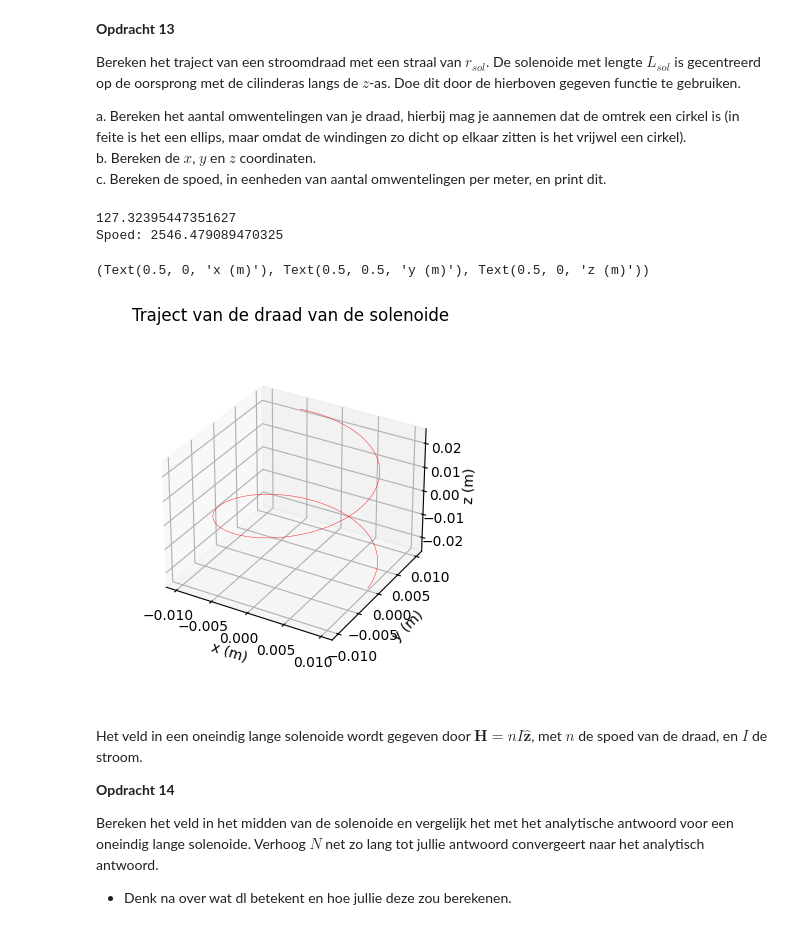
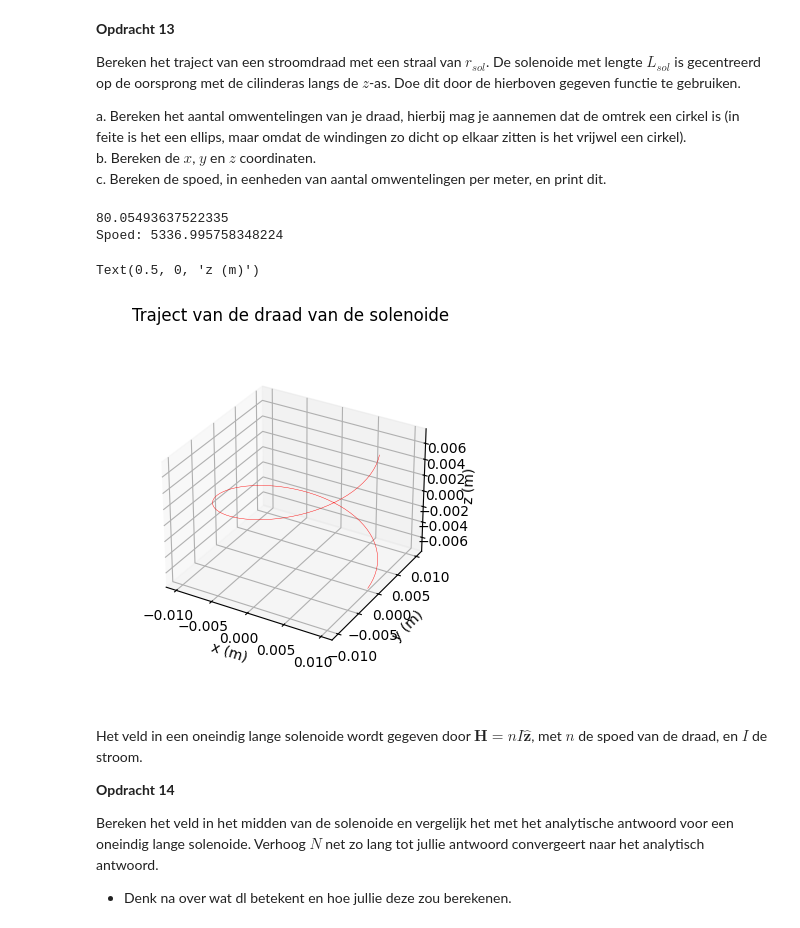
Before and after one commit to SebasvandenAkker/opdrachten-DEF-D, a Jupyter notebook: 2KrachtactuatorOpdracht/2KrachtactuatorOpdracht/KrachtactuatorOpdracht.ipynb, the cells around one changed output. Saved outputs shown, nothing was run; the diff lists cells and outputs as text; code cells hidden in the pictures.

```diff
--- a/2KrachtactuatorOpdracht/2KrachtactuatorOpdracht/KrachtactuatorOpdracht.ipynb
+++ b/2KrachtactuatorOpdracht/2KrachtactuatorOpdracht/KrachtactuatorOpdracht.ipynb
@@ -277,36 +277,36 @@ a. Bereken het aantal omwentelingen van je draad, hierbij mag je aannemen dat de
 b. Bereken de $x$, $y$ en $z$ coordinaten.\
 c. Bereken de spoed, in eenheden van aantal omwentelingen per meter, en print dit.
 # %%
-l_draad = 8 #m
+l_draad = 5.03 #m
 r_sol = 0.01 #m
-L_sol = 0.05 #m
-N = 127 # Aantal wikkeling
+L_sol = 0.015 #m
+N = 80 # Aantal wikkeling
 
 #a
 aantal_omwentelingen = l_draad / (2 * np.pi * r_sol)
 print(aantal_omwentelingen)
 
 #b
-t = np.linspace(0, 1, N)
-x = r_sol * np.cos(2 * np.pi * aantal_omwentelingen * t)
-y = r_sol * np.sin(2 * np.pi * aantal_omwentelingen * t)
-z = L_sol * t - L_sol / 2
+x,y,z = parametrisatie(N,r_sol,aantal_omwentelingen,L_sol)
+
 
 #c
 spoed = aantal_omwentelingen / L_sol
 print("Spoed:", spoed)
 
 # Enkele plots
 ax=plt.figure().add_subplot(projection='3d')
 plt.title('Traject van de draad van de solenoide')
 plt.plot(x, y, z, '-r', linewidth=0.3)
 ax.set_box_aspect(aspect=None, zoom=0.8)
-ax.set_xlabel('x (m)'), ax.set_ylabel('y (m)'), ax.set_zlabel('z (m)')
+ax.set_xlabel('x (m)')
+ax.set_ylabel('y (m)')
+ax.set_zlabel('z (m)')
 # %% [output]
-127.32395447351627
-Spoed: 2546.479089470325
+80.05493637522335
+Spoed: 5336.995758348224
-(Text(0.5, 0, 'x (m)'), Text(0.5, 0.5, 'y (m)'), Text(0.5, 0, 'z (m)'))
+Text(0.5, 0, 'z (m)')
-[figure, old version]
+[figure, new version]
 # %% [markdown]
 Het veld in een oneindig lange solenoide wordt gegeven door $\mathbf{H} = n I \hat{\mathbf{z}}$, met $n$ de spoed van de draad, en $I$ de stroom.
 
```
Also changed, not shown: parts of 4 cells of this notebook.
